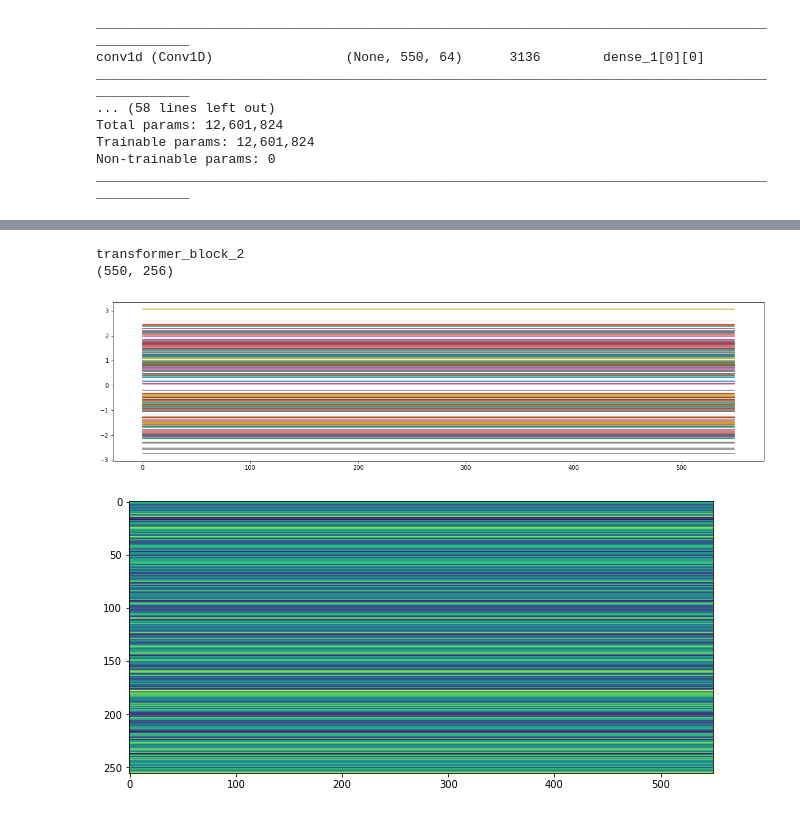
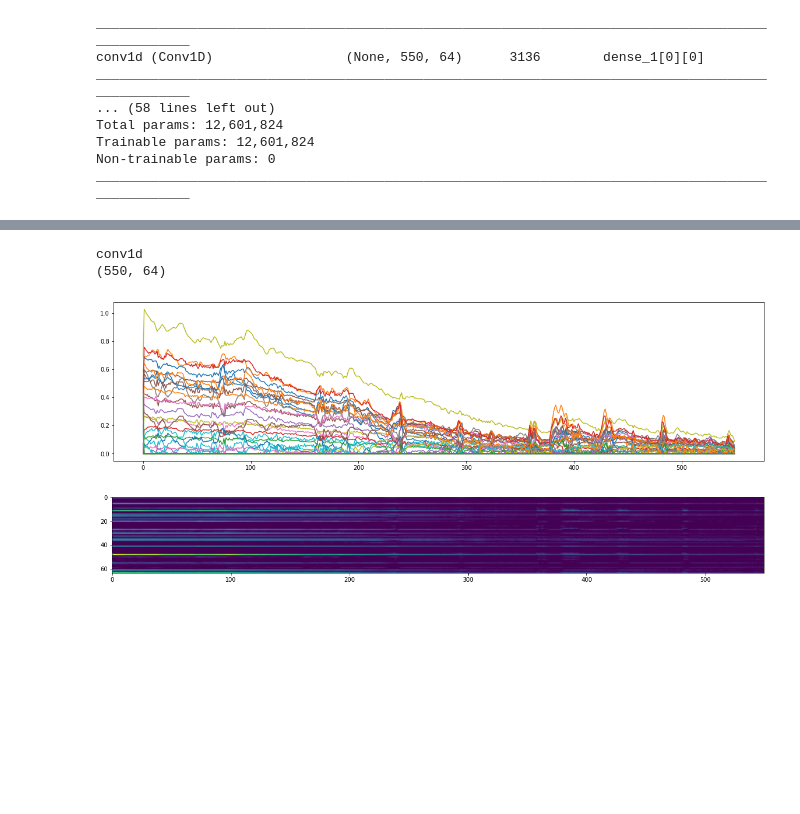
Before and after one commit to dercodeKoenig/trc-project, a Jupyter notebook: tx_small/test.ipynb, the cells around one changed output, grey strips where cells are left out. Cells and saved outputs as stored; diff of their text form; code cells hidden in the pictures; blank space fills up the shorter version.

```diff
--- a/tx_small/test.ipynb
+++ b/tx_small/test.ipynb
@@ -425,7 +398,7 @@ try:
 
 
         candle = test.iloc[i]
-        _, h, l, o, c = candle
+        _, o, h, l, c = candle
         x.add_new_candle(i,o,h,l,c)
         nm, c_win, win = x.evaluate()
         cc = x.candles[-1]
@@ -591,25 +564,25 @@ plt.show()
 # %%
 import cv2
 
-feature_extractor = tf.keras.Model(inputs = model.inputs[0], outputs = model.layers[14].output)
-#feature_extractor = tf.keras.Model(inputs = model.inputs[0], outputs = model.layers[10].output)
+#feature_extractor = tf.keras.Model(inputs = model.inputs[0], outputs = model.layers[15].output)
+feature_extractor = tf.keras.Model(inputs = model.inputs[0], outputs = model.layers[3].output)
 #feature_extractor.summary()
 print(feature_extractor.layers[-1].name)
 output = feature_extractor(d.reshape(1, seq_len, -1))
 output = output[0].numpy()
 print(output.shape)
 plt.figure(figsize=(20,5))
 for i in output.T:
     plt.plot(i)
 plt.show()
 
 plt.figure(figsize=(20,5))
 #img = cv2.resize(output.T,(2000,500))
 img = output.T
 plt.imshow(img, aspect='1')
 plt.show()
 # %% [output]
-transformer_block_2
-(550, 256)
+conv1d
+(550, 64)
-[figure, old version]
+[figure, new version]
-[figure, old version]
+[figure, new version]
```
Also changed, not shown: parts of 5 cells of this notebook, 6 other files.
